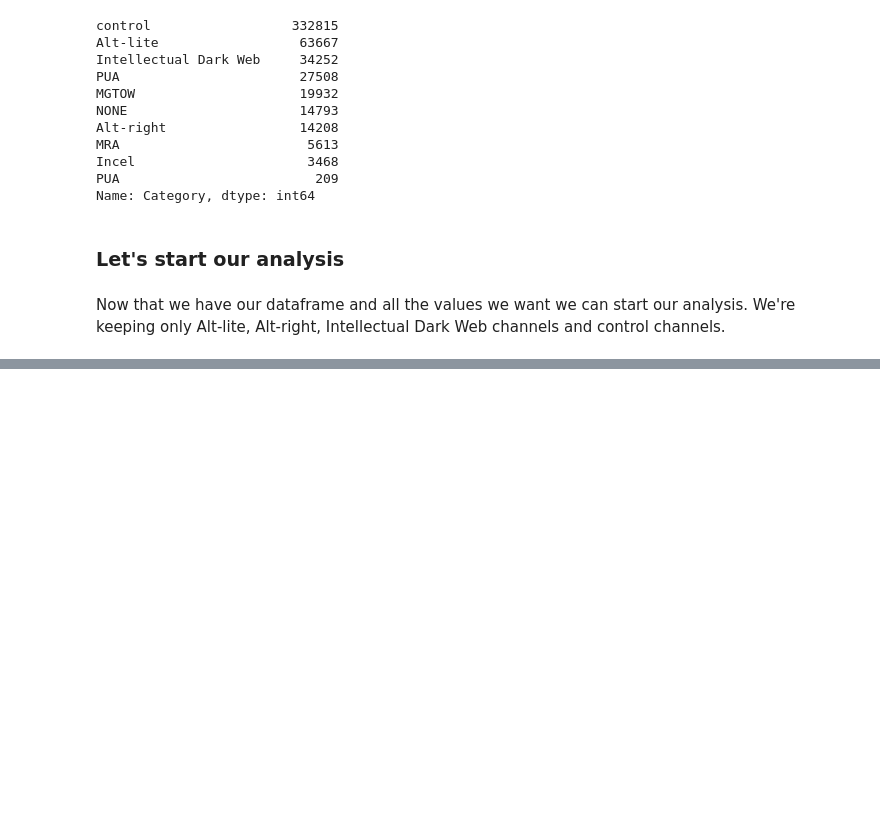
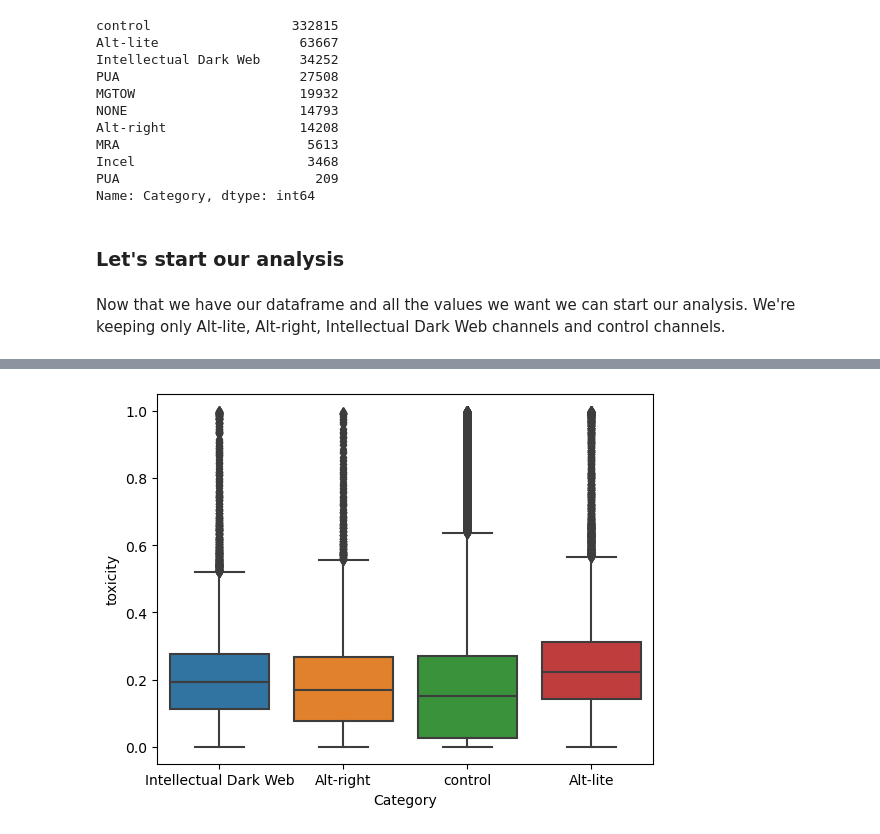
Before and after one commit to epfl-ada/ada-2022-project-strauss, a Jupyter notebook: toxic_communities.ipynb, the cells around one changed output, grey strips where cells are left out. Drawn from its saved outputs; the diff is of its cells as text; code cells hidden in the pictures; blank space fills up the shorter version.

Commit message:
finished the first part and fixed the attribution to the control group

```diff
--- a/toxic_communities.ipynb
+++ b/toxic_communities.ipynb
@@ -104,7 +108,7 @@ df_control_=pd.read_csv(data_folder + path_control_grp) #maps channel_id to extr
 #list of channels belonging to control grp
 list_control_=(df_control_[df_control_["Data Collection step"]=='control'].Id).tolist()
 # %%
-df_final[df_final["channel_id"].isin(list_control)] = 'control'
+df_final.loc[df_final["channel_id"].isin(list_control_), "Category"] = 'control'
 # %%
 #checking for NaN values
 nb_Nan=len(df_final[df_final.isnull().any(axis=1)])
@@ -165,0 +163,4 @@ df_alt_lite.describe()
+# %%
+ax = sns.boxplot(x="Category", y="toxicity", data=df_final.loc[df_final['Category'].isin(['Alt-lite', 'Alt-right', 'Intellectual Dark Web', 'control'])])
+# %% [output]
+[figure, added]
```
Also changed, not shown: parts of 6 cells of this notebook.
